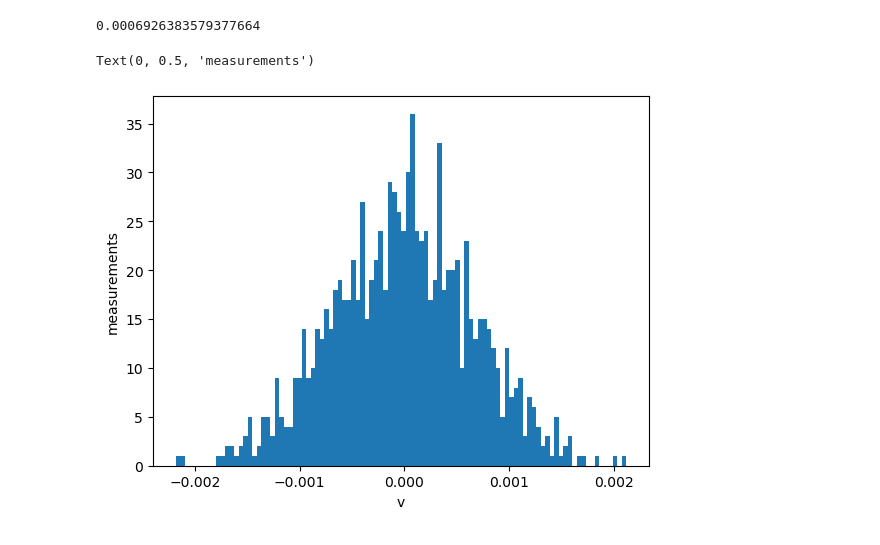
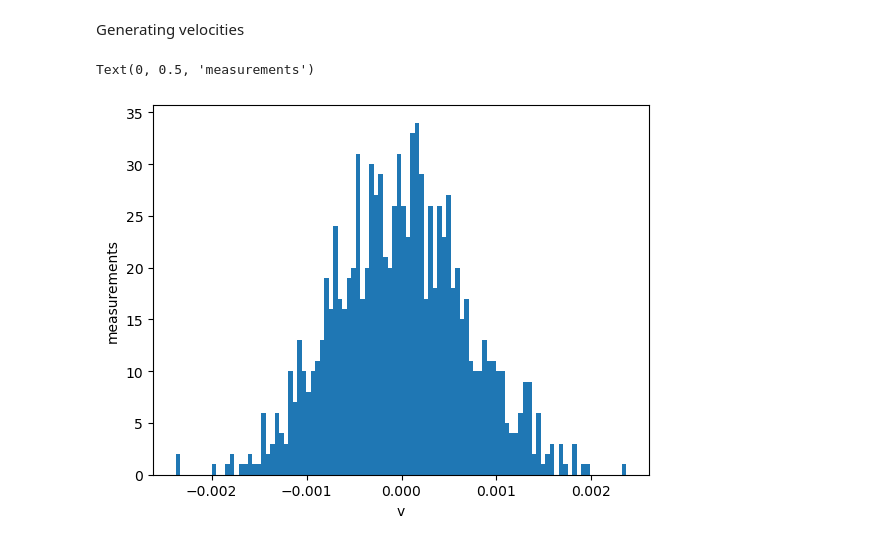
Before and after one commit to ParthM1504/Benchmarking-Dusty-Plasma-Temperature-Code, a Jupyter notebook: Benchmarking.ipynb, the cells around one changed output. Saved outputs shown, nothing was run; the diff lists cells and outputs as text; code cells hidden in the pictures.

```diff
--- a/Benchmarking.ipynb
+++ b/Benchmarking.ipynb
@@ -7,0 +10,21 @@ from scipy import constants
+# %%
+# Parametersfor the benchmarking
+fps=295
+num_particles=1000
+dt=1/fps
+spatial_resolution=30E-06  # in microns per px
+dust_diameter=7.14E-6 # in metres
+dust_rho=1510.0
+mu = 0
+mass = 4.0 / 3.0 * np.pi * ( dust_diameter/ 2.0)**3 * dust_rho #mass of the dust particles
+# print(mass)
+kb=constants.Boltzmann
+T=10000 #temperature in Kelvin
+sigma = np.sqrt(kb*T/mass)
+print(sigma)
+
+left=0
+right=1751 # right border in px
+up=1667
+left_SI=left*spatial_resolution
+right_SI=right*spatial_resolution
@@ -28,21 +92,15 @@ sample_x_SI=sample_x_trunc*spacial_resolution
+# %% [markdown]
+Generating velocities
 # %%
 # Generate a sample of 1000 random velocities from a normal distribution
-mu = 0
-mass = 4.0 / 3.0 * np.pi * (7.14E-6 / 2.0)**3 * 1510.0 #mass of the dust particles
-# print(mass)
-kb=constants.Boltzmann
-T=10000        # try it with 10000
-sigma = np.sqrt(kb*T/mass)
-print(sigma)
 norm_rv = sts.norm(mu, sigma)
-sample_v = norm_rv.rvs(1000) #generate a sample of certain size
+sample_vx = norm_rv.rvs(num_particles) #generate a sample of certain size
 # print(sample_v)
 fig, ax = plt.subplots()
-ax.hist(sample_v, 100) # plot histogram
+ax.hist(sample_vx, 100) # plot histogram
 ax.set_xlabel('v')
 ax.set_ylabel('measurements')
 # print(sample_v)
 # %% [output]
-0.0006926383579377664
+Text(0, 0.5, 'measurements')
-Text(0, 0.5, 'measurements')
-[figure, old version]
+[figure, new version]
```
Also changed, not shown: parts of 20 cells of this notebook.
